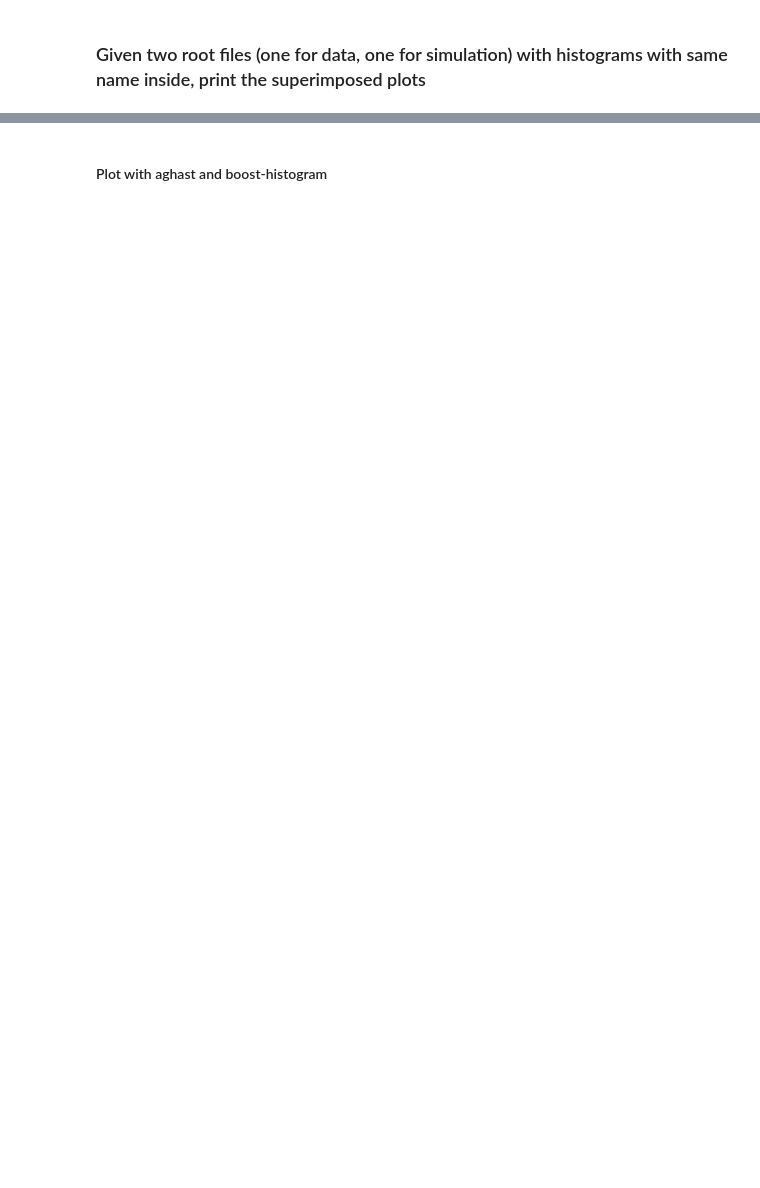
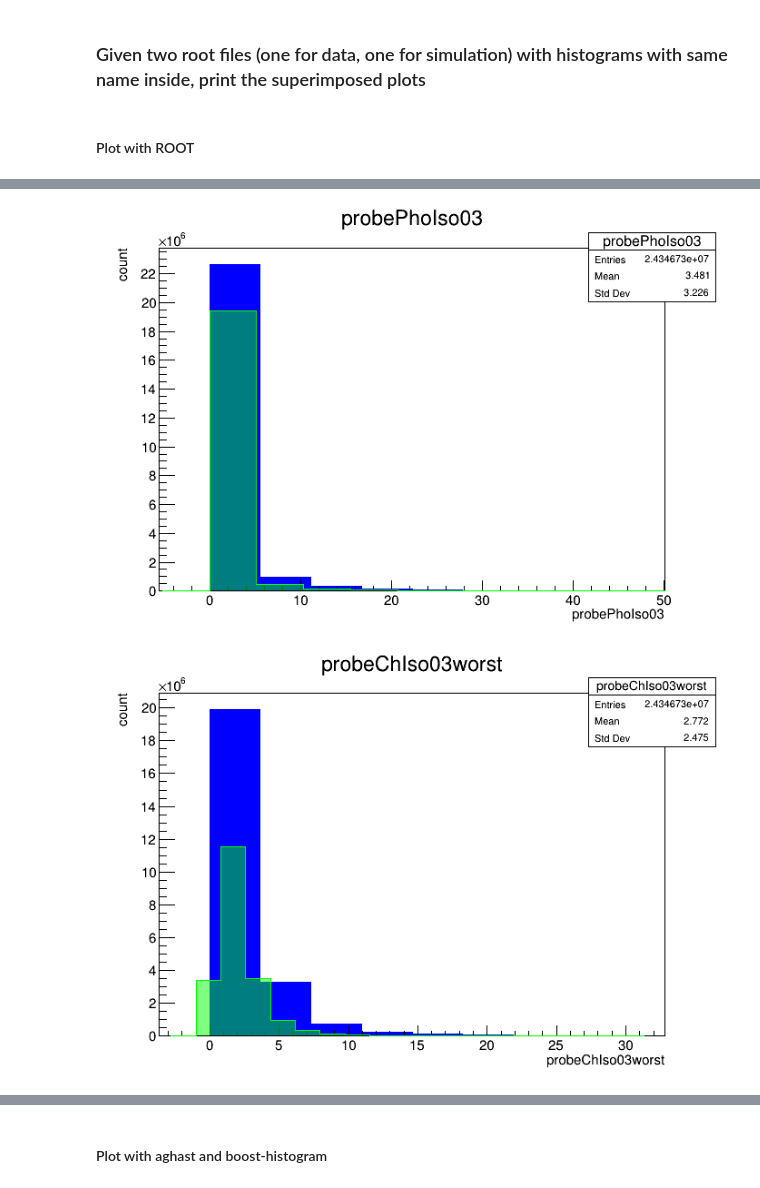
Before and after one commit to maxgalli/UsefulHEPScripts, a Jupyter notebook: print_superimposed_plots.ipynb, the cells around one changed output, grey strips where cells are left out. Saved outputs shown, nothing was run; the diff lists cells and outputs as text; code cells hidden in the pictures; blank space fills up the shorter version.

Commit message:
Add root draw to notebook

```diff
--- a/print_superimposed_plots.ipynb
+++ b/print_superimposed_plots.ipynb
@@ -21,0 +85,11 @@ mc_file = ROOT.TFile('root_files/tnp/tnp_mc.root')
+# %% [markdown]
+#### Plot with ROOT
+# %%
+canvases = []
+
+for v, lims in var_lims.items():
+    canvases.append(draw_plot('root', v, lims))
+
+for c in canvases:
+    c.Draw()
+# %% [output]
@@ -21,0 +97,2 @@ mc_file = ROOT.TFile('root_files/tnp/tnp_mc.root')
+[figure, added]
+[figure, added]
```
Also changed, not shown: parts of 6 cells of this notebook.
